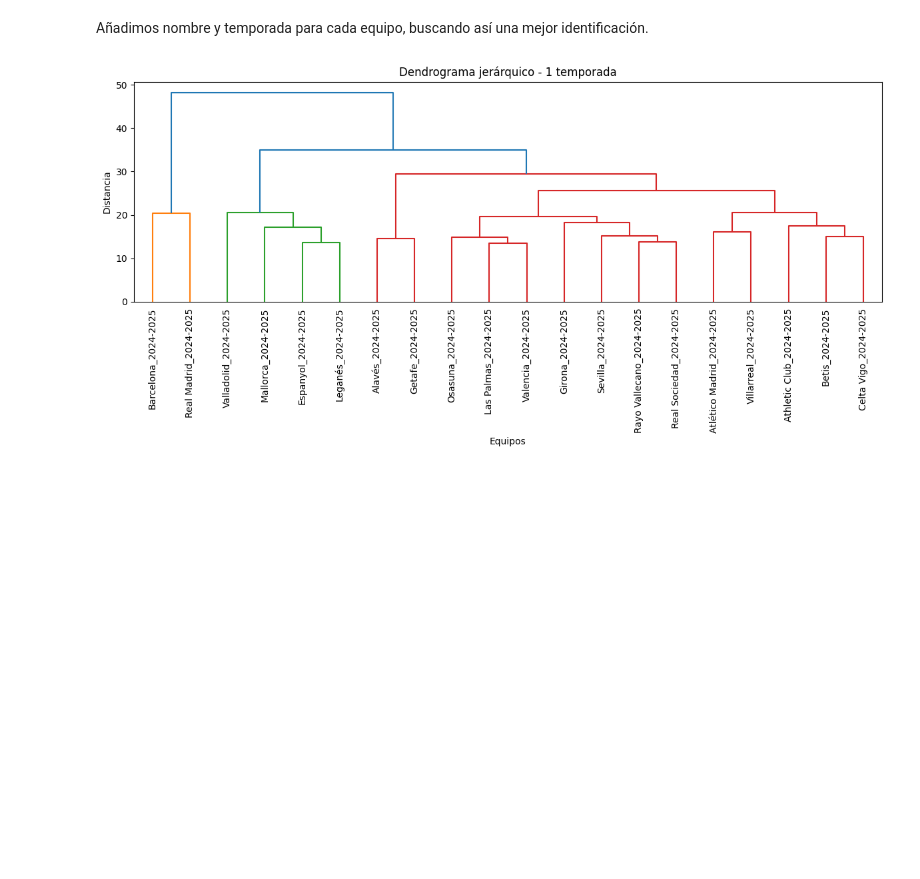
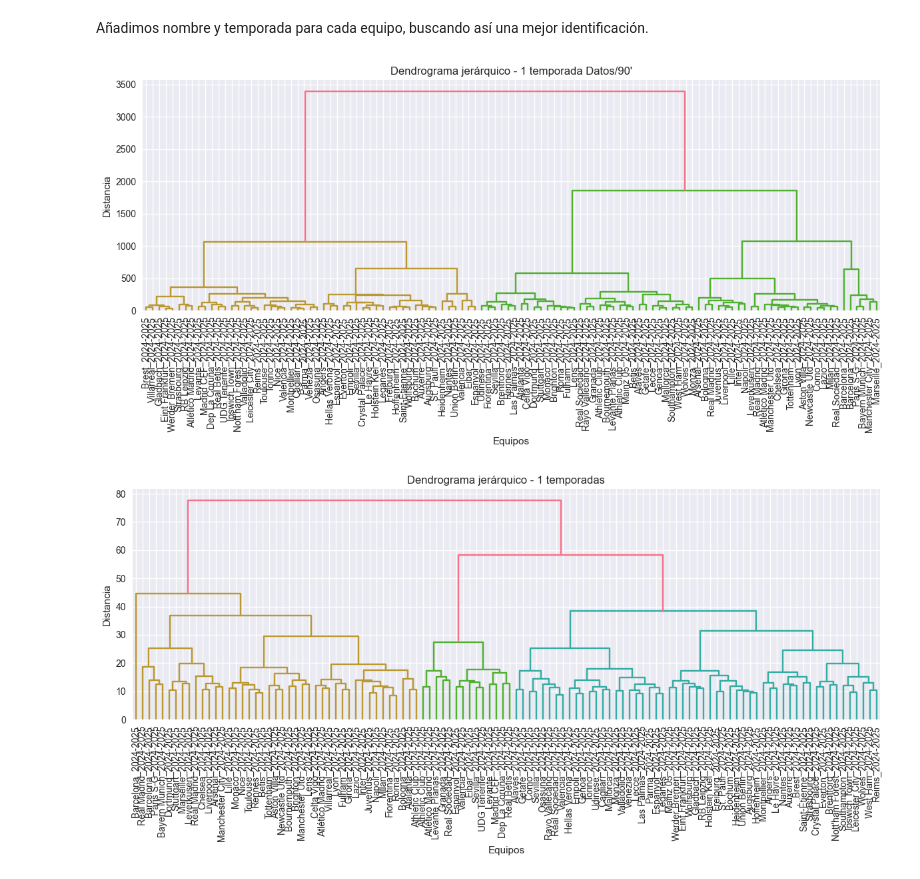
Before and after one commit to Adrianfyn/TFE, a Jupyter notebook: notebooks/cluster_jerarquico.ipynb, the cells around one changed output. Cells and saved outputs as stored; diff of their text form; code cells hidden in the pictures; blank space fills up the shorter version.

Commit message:
Datos limpios con correlación y % eliminados

```diff
--- a/notebooks/cluster_jerarquico.ipynb
+++ b/notebooks/cluster_jerarquico.ipynb
@@ -61,10 +78,14 @@ def dendograma_jerarquico(X, metodo='ward', titulo='Dendograma jerárquico'):
     plt.show()
 # %%
 # Cargar datos
-df = pd.read_csv("../output/all_teams_all_metrics.csv")
-df = df[df['Season'] == '2024-2025']  # Filtrar por temporada específica
+# Ruta base = carpeta raíz del proyecto (padre de src/)
+# Ruta base = carpeta raíz del proyecto (ajústala según tu estructura)
+BASE_DIR = Path.cwd().parent  # Asume que el notebook está en src/ y la raíz es la carpeta padre
+INPUT_FILE = BASE_DIR / "output" / "Correlation" / "filtered_features.csv"
+
+df = pd.read_csv(INPUT_FILE)
 # Preprocesar (excluyendo columnas no numéricas o IDs)
-X, df_ready, X_90 = preparar_datos_para_clustering(df, columnas_excluir=["Squad", "Season"])
+X, df_ready, X_90 = preparar_datos_para_clustering(df)#, columnas_excluir=["Squad", "season"])
 
 # Mostrar dendrograma
 dendograma_jerarquico(X_90)
@@ -76,21 +109,39 @@ dendograma_jerarquico(X)
 Añadimos nombre y temporada para cada equipo, buscando así una mejor identificación.
 # %%
 
-df["Equipo_Temporada"] = df["Squad"] + "_" + df["Season"].astype(str)
+df_2425=df[df['season'] == '2024-2025']  # Filtrar por temporada específica
+df["Equipo_Temporada"] = df["Squad"] + "_" + df["season"].astype(str)
+# Preprocesar (excluyendo columnas no numéricas o IDs)
+X_2425, df_ready, X_90_2425 = preparar_datos_para_clustering(df_2425, columnas_excluir=["Squad", "season","liga"])
 plt.figure(figsize=(12, 6))
-linkage_matrix = sch.linkage(X, method='ward')
+linkage_matrix = sch.linkage(X_90, method='ward')
 
 sch.dendrogram(
     linkage_matrix,
-    labels=df["Equipo_Temporada"].tolist(),
+    labels=df_2425["Equipo_Temporada"].tolist(),
     leaf_rotation=90,
     leaf_font_size=10
 )
 
-plt.title("Dendrograma jerárquico - 1 temporada")
+plt.title("Dendrograma jerárquico - 1 temporada Datos/90'")
 plt.xlabel("Equipos")
 plt.ylabel("Distancia")
 plt.tight_layout()
 plt.show()
+
+plt.figure(figsize=(12, 6))
+linkage_matrix = sch.linkage(X_2425, method='ward')
+sch.dendrogram(
+    linkage_matrix,
+    labels=df_2425["Equipo_Temporada"].tolist(),
+    leaf_rotation=90,
+    leaf_font_size=10
+)
+plt.title("Dendrograma jerárquico - 1 temporadas")
+plt.xlabel("Equipos")
+plt.ylabel("Distancia")
+plt.tight_layout()
+plt.show()
 # %% [output]
-[figure, old version]
+[figure, new version]
+[figure, added]
```
Also changed, not shown: parts of 8 cells of this notebook, 8 other files.
